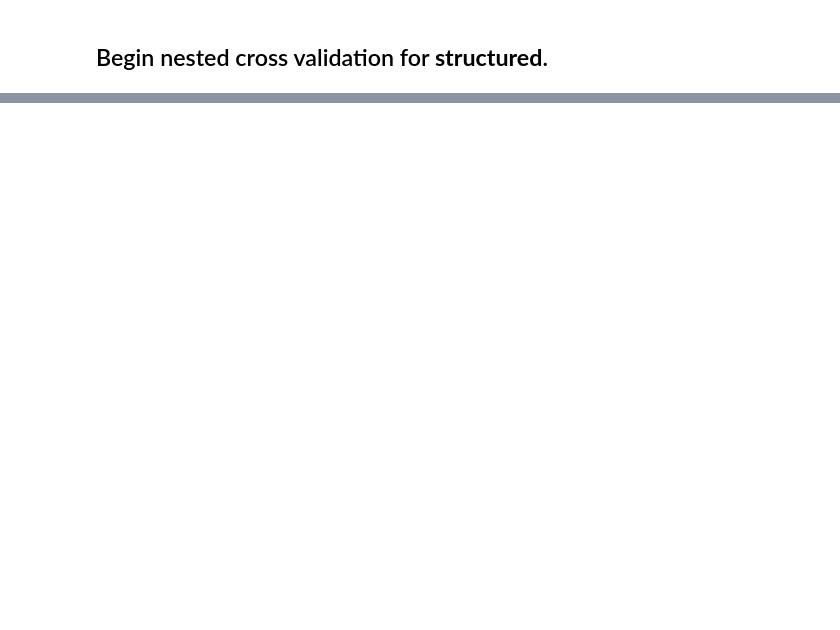
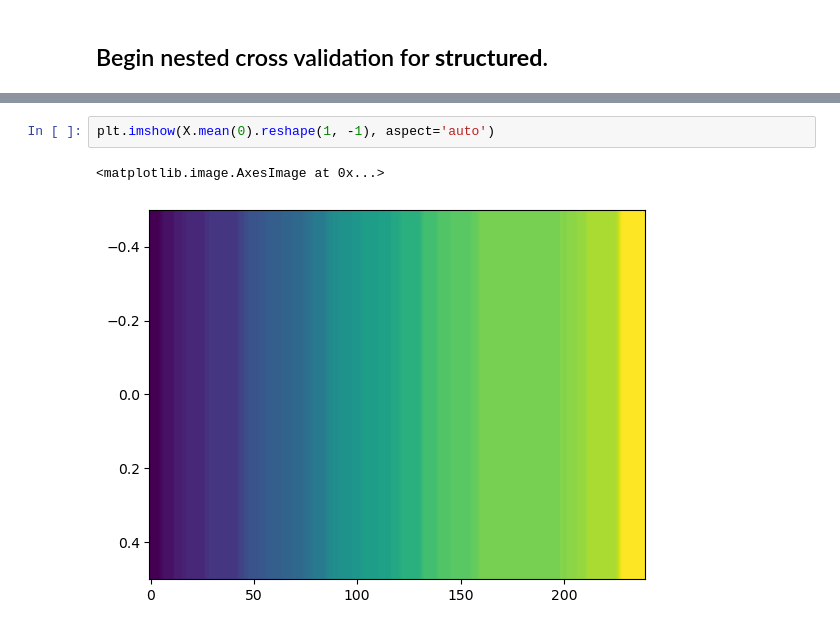
Before and after one commit to w-decker/Honors-Thesis, a Jupyter notebook: EventSeg/main.ipynb, the cells around one changed output, grey strips where cells are left out. Saved outputs shown, nothing was run; the diff lists cells and outputs as text; blank space fills up the shorter version.

```diff
--- a/EventSeg/main.ipynb
+++ b/EventSeg/main.ipynb
@@ -428,0 +594,5 @@ np.max(x)
+# %%
+plt.imshow(X.mean(0).reshape(1, -1), aspect='auto')
+# %% [output]
+<matplotlib.image.AxesImage at 0x...>
+[figure, added]
```
Also changed, not shown: parts of 139 cells of this notebook.
